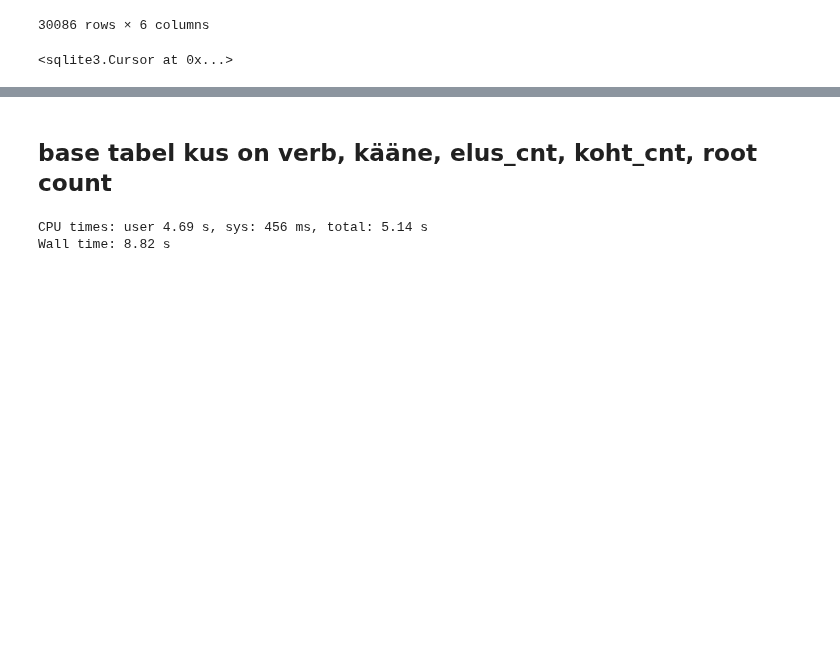
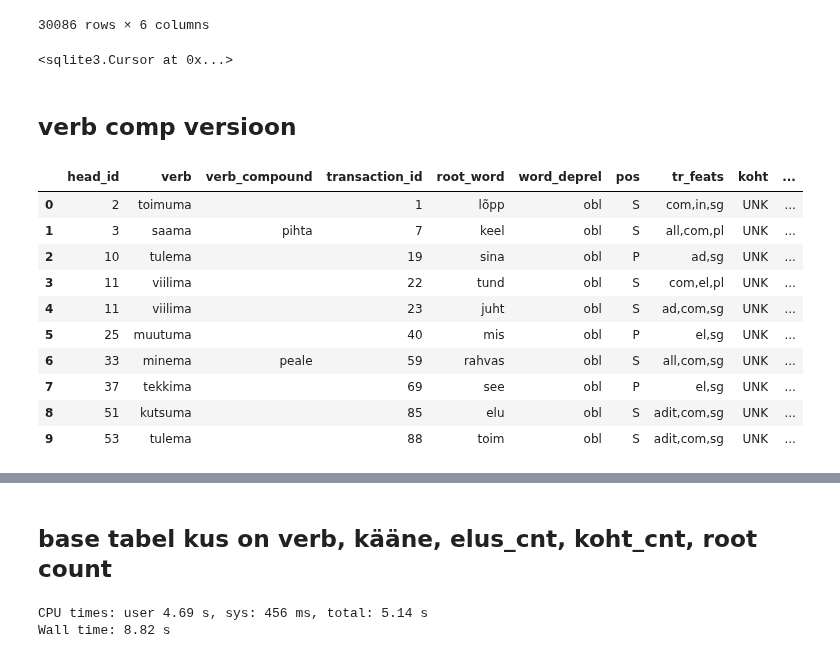
Before and after one commit to estnltk/syntax_experiments, a Jupyter notebook: verb_patterns_obl_isikud/001_verb_analysis_kohakaanded_count_eluskoht.ipynb, the cells around one changed output, grey strips where cells are left out. Cells and saved outputs as stored; diff of their text form; code cells hidden in the pictures; blank space fills up the shorter version.

```diff
--- a/verb_patterns_obl_isikud/001_verb_analysis_kohakaanded_count_eluskoht.ipynb
+++ b/verb_patterns_obl_isikud/001_verb_analysis_kohakaanded_count_eluskoht.ipynb
@@ -381,3 +999,27 @@ DROP TABLE IF EXISTS transactions_verbs_obl_kohakaandes_eluskoht_root_counts_dis
 source.to_sql(name='transactions_verbs_obl_kohakaandes_eluskoht_root_counts_distinct', con=con)
 # %% [output]
 <sqlite3.Cursor at 0x...>
+# %% [markdown]
+## verb comp versioon
+# %%
+query = """
+
+SELECT *
+from transactions_verbs_obl_kohakaandes_wcomps
+limit 10
+"""
+
+source2 = pd.read_sql_query(query, con)
+source2
+# %% [output]
+|  | head_id | verb | verb_compound | transaction_id | root_word | word_deprel | pos | tr_feats | koht | ... |
+| 0 | 2 | toimuma |  | 1 | lõpp | obl | S | com,in,sg | UNK | ... |
+| 1 | 3 | saama | pihta | 7 | keel | obl | S | all,com,pl | UNK | ... |
+| 2 | 10 | tulema |  | 19 | sina | obl | P | ad,sg | UNK | ... |
+| 3 | 11 | viilima |  | 22 | tund | obl | S | com,el,pl | UNK | ... |
+| 4 | 11 | viilima |  | 23 | juht | obl | S | ad,com,sg | UNK | ... |
+| 5 | 25 | muutuma |  | 40 | mis | obl | P | el,sg | UNK | ... |
+| 6 | 33 | minema | peale | 59 | rahvas | obl | S | all,com,sg | UNK | ... |
+| 7 | 37 | tekkima |  | 69 | see | obl | P | el,sg | UNK | ... |
+| 8 | 51 | kutsuma |  | 85 | elu | obl | S | adit,com,sg | UNK | ... |
+| 9 | 53 | tulema |  | 88 | toim | obl | S | adit,com,sg | UNK | ... |
```
Also changed, not shown: parts of 37 cells of this notebook, 2 other files.
